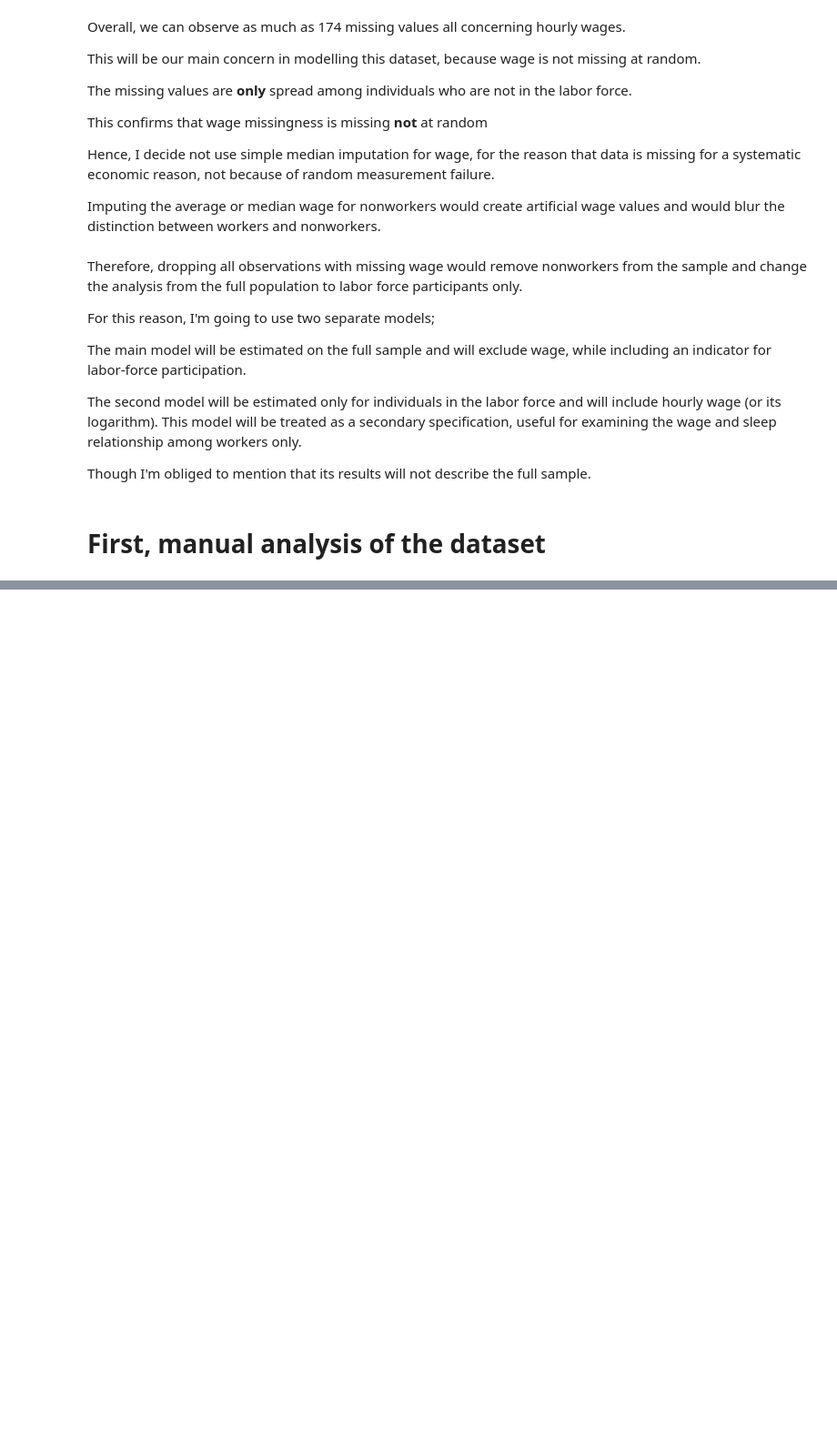
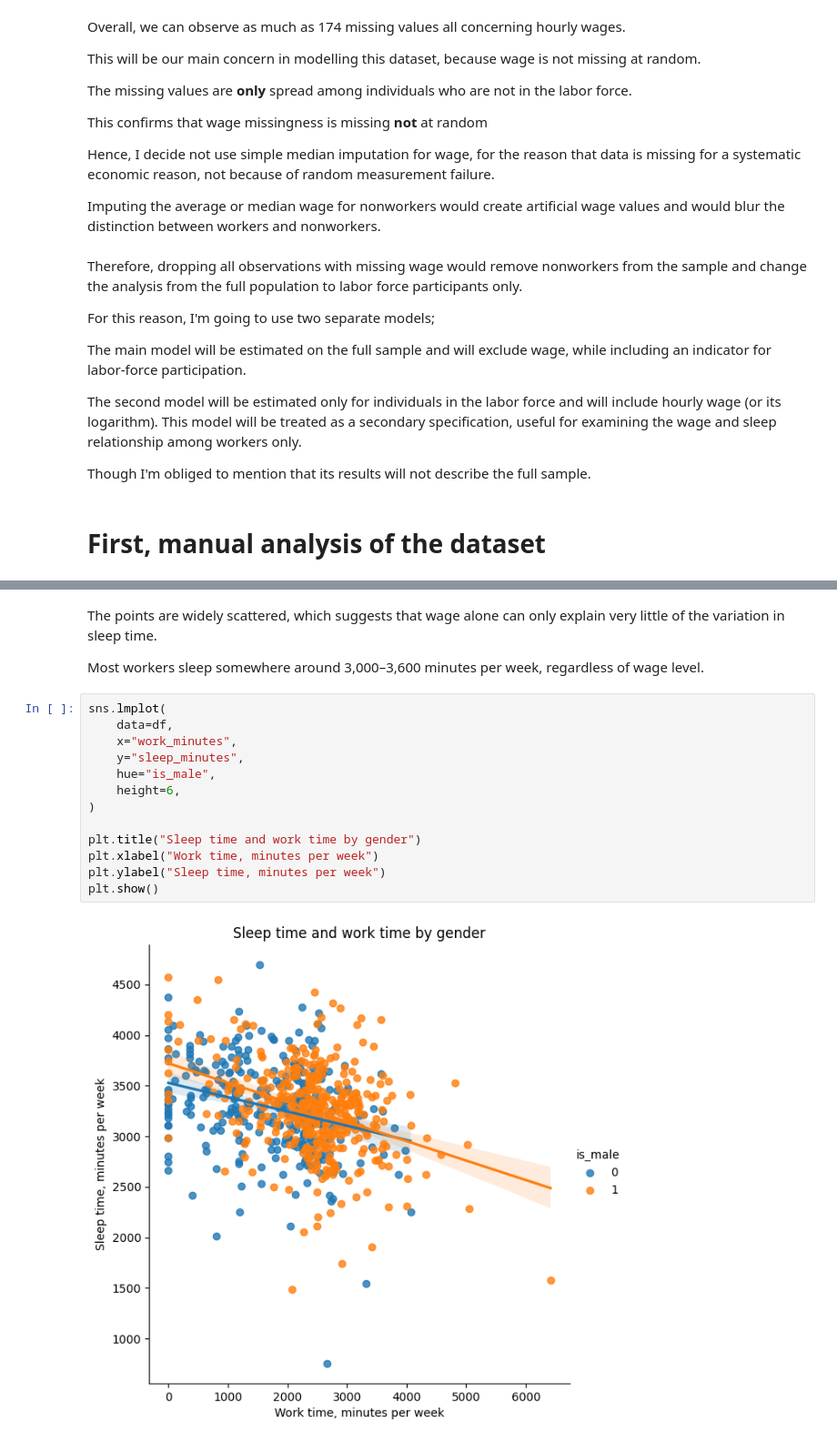
Before and after one commit to bartoszwerp/Sleep-Data-Report, a Jupyter notebook: sleep_analysis.ipynb, the cells around one changed output, grey strips where cells are left out. Shown at 91% size. Cells and saved outputs as stored; diff of their text form; blank space fills up the shorter version.

```diff
--- a/sleep_analysis.ipynb
+++ b/sleep_analysis.ipynb
@@ -166,0 +209,19 @@ plt.show()
+# %% [markdown]
+The points are widely scattered, which suggests that wage alone can only explain very little of the variation in sleep time.
+
+Most workers sleep somewhere around 3,000–3,600 minutes per week, regardless of wage level.
+# %%
+sns.lmplot(
+    data=df,
+    x="work_minutes",
+    y="sleep_minutes",
+    hue="is_male",
+    height=6,
+)
+
+plt.title("Sleep time and work time by gender")
+plt.xlabel("Work time, minutes per week")
+plt.ylabel("Sleep time, minutes per week")
+plt.show()
+# %% [output]
+[figure, added]
```
Also changed, not shown: parts of 9 cells of this notebook.
